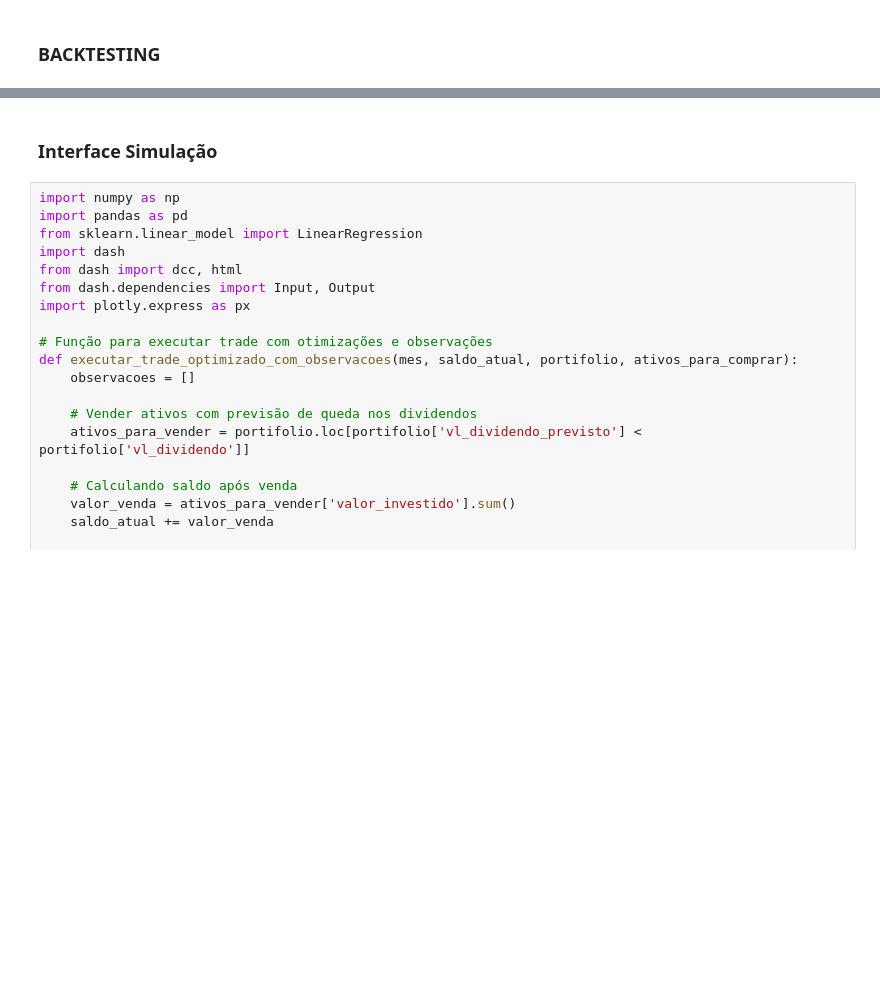
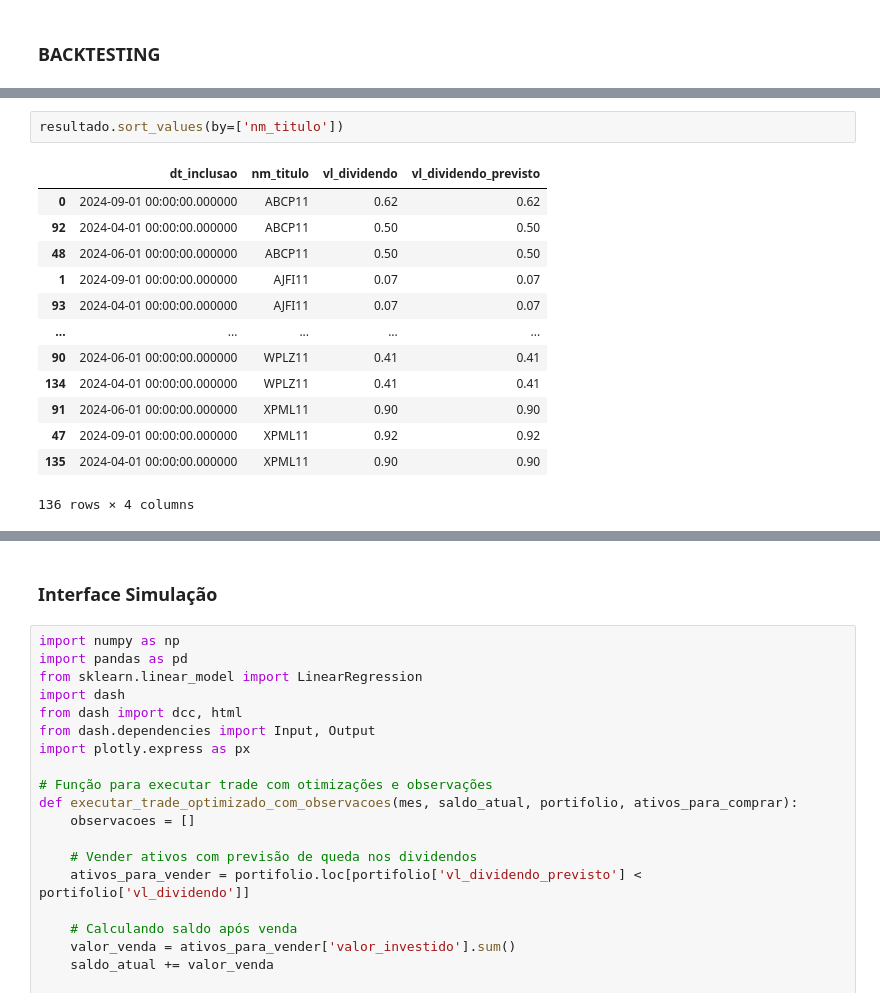
Before and after one commit to PeBatista/MovimentoAlgora-Projeto-Itau-2024.6, a Jupyter notebook: Análise_Exploratoria_FII2016_2024-Cluster.ipynb, the cells around one changed output, grey strips where cells are left out. Saved outputs shown, nothing was run; the diff lists cells and outputs as text; blank space fills up the shorter version.

```diff
--- a/Análise_Exploratoria_FII2016_2024-Cluster.ipynb
+++ b/Análise_Exploratoria_FII2016_2024-Cluster.ipynb
@@ -504,3 +480,19 @@ See the caveats in the documentation: https://pandas.pydata.org/pandas-docs/stab
+# %%
+resultado.sort_values(by=['nm_titulo'])
+# %% [output]
+|  | dt_inclusao | nm_titulo | vl_dividendo | vl_dividendo_previsto |
+| 0 | 2024-09-01 00:00:00.000000 | ABCP11 | 0.62 | 0.62 |
+| 92 | 2024-04-01 00:00:00.000000 | ABCP11 | 0.50 | 0.50 |
+| 48 | 2024-06-01 00:00:00.000000 | ABCP11 | 0.50 | 0.50 |
+| 1 | 2024-09-01 00:00:00.000000 | AJFI11 | 0.07 | 0.07 |
+| 93 | 2024-04-01 00:00:00.000000 | AJFI11 | 0.07 | 0.07 |
+| ... | ... | ... | ... | ... |
+| 90 | 2024-06-01 00:00:00.000000 | WPLZ11 | 0.41 | 0.41 |
+| 134 | 2024-04-01 00:00:00.000000 | WPLZ11 | 0.41 | 0.41 |
+| 91 | 2024-06-01 00:00:00.000000 | XPML11 | 0.90 | 0.90 |
+| 47 | 2024-09-01 00:00:00.000000 | XPML11 | 0.92 | 0.92 |
+| 135 | 2024-04-01 00:00:00.000000 | XPML11 | 0.90 | 0.90 |
+136 rows × 4 columns
 # %%
 import matplotlib.pyplot as plt
 
```
Also changed, not shown: parts of 5 cells of this notebook.
